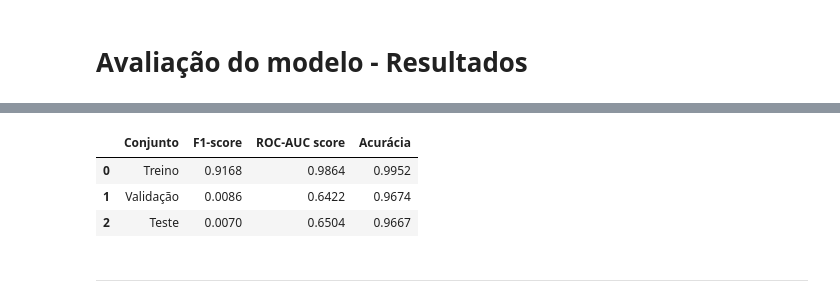
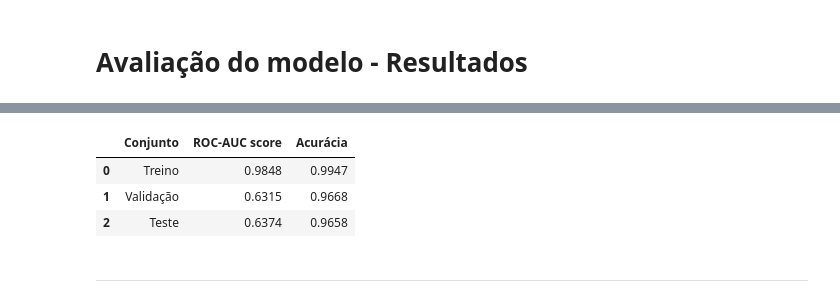
Before and after one commit to jrodrigotico/MBA-USP-ESALQ---TCC, a Jupyter notebook: debug.ipynb, the cells around one changed output, grey strips where cells are left out. Cells and saved outputs as stored; diff of their text form; code cells hidden in the pictures.

```diff
--- a/debug.ipynb
+++ b/debug.ipynb
@@ -267,8 +237,8 @@ shape: (5, 57)
 # %%
 # Embaralha os IDs de casos únicos no conjunto de dados data_treino e divide esses IDs em treino, teste e validação
 case_ids = data_treino["case_id"].unique().shuffle(seed=1)
-case_ids_train, case_ids_test = train_test_split(case_ids, train_size=0.6, random_state=1)
-case_ids_valid, case_ids_test = train_test_split(case_ids_test, train_size=0.5, random_state=1)
+case_ids_train, case_ids_test = train_test_split(case_ids, train_size=0.7, random_state=1)
+case_ids_valid, case_ids_test = train_test_split(case_ids_test, train_size=0.7, random_state=1)
 
 # Adiciona à lista cols_pred todas as colunas cujo último caractere é uma letra maiúscula e os caracteres anteriores são letras minúsculas.
 cols_pred = []
@@ -538,8 +551,8 @@ for i, x, y in zip(['Treino', 'Validação', 'Teste'],
     # Calcular a matriz de confusão
     matriz_confusao = confusion_matrix(y, y_pred)
 
-    # Calcular o F1-score
-    f1 = f1_score(y, y_pred)
+    # # Calcular o F1-score
+    # f1 = f1_score(y, y_pred)
 
     # Calcular o ROC-AUC score
     y_proba = rf.predict_proba(x)[:, 1]
@@ -549,7 +562,7 @@ for i, x, y in zip(['Treino', 'Validação', 'Teste'],
     acuracia = accuracy_score(y, y_pred)
 
     # Guardar os resultados em uma lista
-    resultados.append([i, f1, roc_auc, acuracia])
+    resultados.append([i,  roc_auc, acuracia])
 
     # Plotar a matriz de confusão
     plt.figure(figsize=(8, 6))
@@ -560,9 +573,9 @@ for i, x, y in zip(['Treino', 'Validação', 'Teste'],
     plt.show()
 
     # Exibir o F1-score, ROC-AUC score e acurácia
-    print(f'{i}:')
-    print(f'F1-score: {f1:.4f}')
-    print(f'ROC-AUC score: {roc_auc:.4f}')
-    print(f'Acurácia: {acuracia:.4f}')
+    # print(f'{i}:')
+    # print(f'F1-score: {f1:.4f}')
+    # print(f'ROC-AUC score: {roc_auc:.4f}')
+    # print(f'Acurácia: {acuracia:.4f}')
 # %% [output]
 [figure]
@@ -586,12 +584,12 @@ Acurácia: 0.9667
 # %%
 # Criar DataFrame com os resultados
-resultados_df = pd.DataFrame(resultados, columns=['Conjunto', 'F1-score', 'ROC-AUC score', 'Acurácia']).round(4)
+resultados_df = pd.DataFrame(resultados, columns=['Conjunto', 'ROC-AUC score', 'Acurácia']).round(4)
 resultados_df
 # %% [output]
-|  | Conjunto | F1-score | ROC-AUC score | Acurácia |
-| 0 | Treino | 0.9168 | 0.9864 | 0.9952 |
-| 1 | Validação | 0.0086 | 0.6422 | 0.9674 |
-| 2 | Teste | 0.0070 | 0.6504 | 0.9667 |
+|  | Conjunto | ROC-AUC score | Acurácia |
+| 0 | Treino | 0.9848 | 0.9947 |
+| 1 | Validação | 0.6315 | 0.9668 |
+| 2 | Teste | 0.6374 | 0.9658 |
 # %% [markdown]
 ---------------------------------------------------
 # %% [markdown]
```
Also changed, not shown: parts of 16 cells of this notebook.
